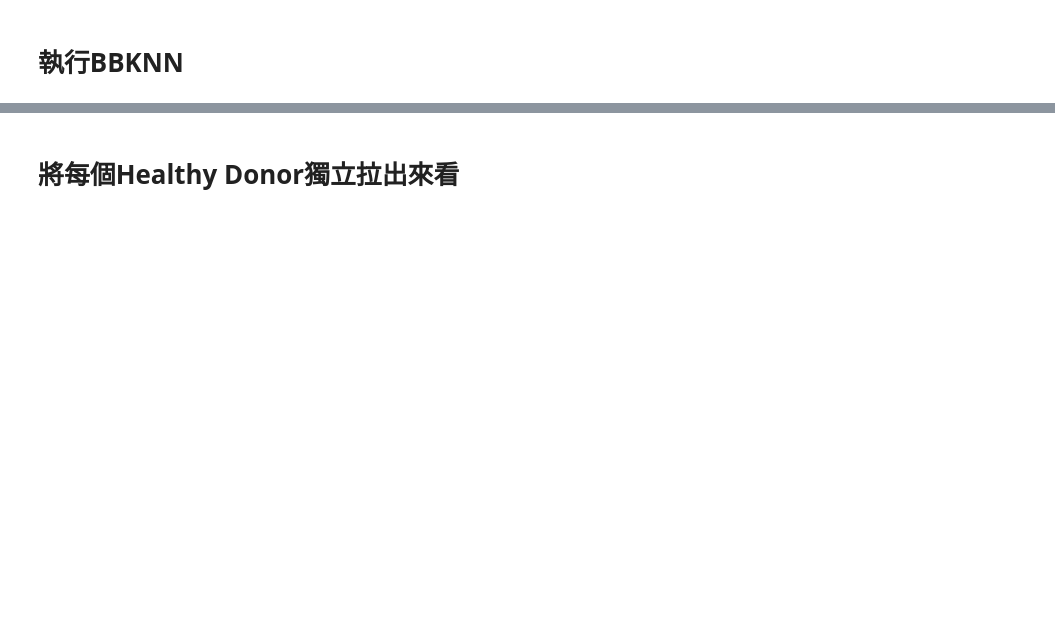
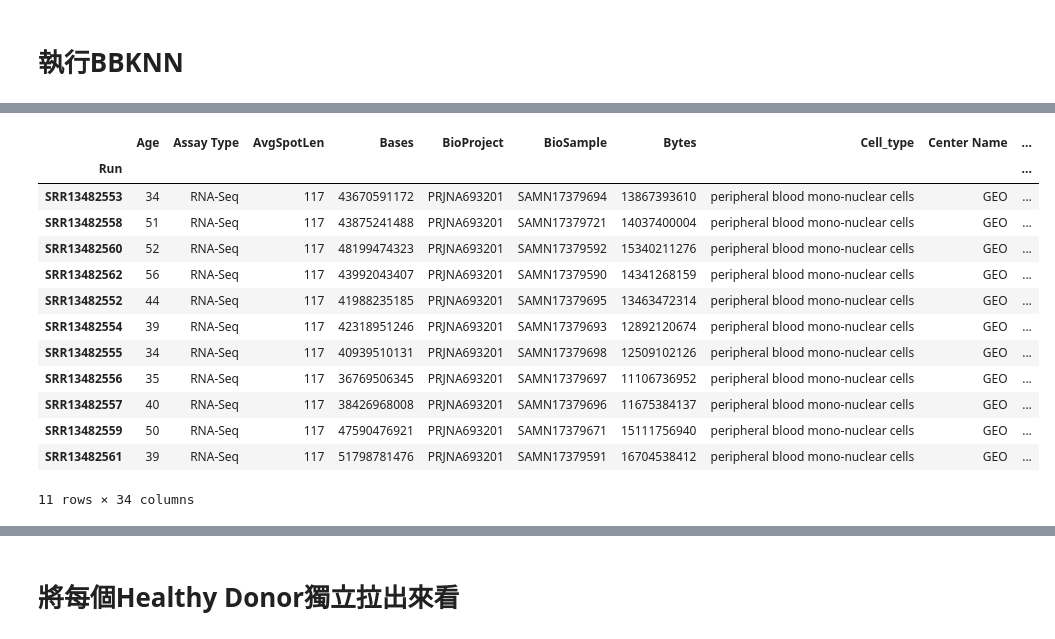
Before and after one commit to benson8902/Research, a Jupyter notebook: Code/Step3 Remove Batch Effect(After annotation).ipynb, the cells around one changed output, grey strips where cells are left out. Drawn from its saved outputs; the diff is of its cells as text; code cells hidden in the pictures; blank space fills up the shorter version.

```diff
--- a/Code/Step3 Remove Batch Effect(After annotation).ipynb
+++ b/Code/Step3 Remove Batch Effect(After annotation).ipynb
@@ -70 +57,18 @@ import bbknn
+# %%
+sra_GSE165080
+# %% [output]
+|  | Age | Assay Type | AvgSpotLen | Bases | BioProject | BioSample | Bytes | Cell_type | Center Name | ... |
+| Run |  |  |  |  |  |  |  |  |  | ... |
+| SRR13482553 | 34 | RNA-Seq | 117 | 43670591172 | PRJNA693201 | SAMN17379694 | 13867393610 | peripheral blood mono-nuclear cells | GEO | ... |
+| SRR13482558 | 51 | RNA-Seq | 117 | 43875241488 | PRJNA693201 | SAMN17379721 | 14037400004 | peripheral blood mono-nuclear cells | GEO | ... |
+| SRR13482560 | 52 | RNA-Seq | 117 | 48199474323 | PRJNA693201 | SAMN17379592 | 15340211276 | peripheral blood mono-nuclear cells | GEO | ... |
+| SRR13482562 | 56 | RNA-Seq | 117 | 43992043407 | PRJNA693201 | SAMN17379590 | 14341268159 | peripheral blood mono-nuclear cells | GEO | ... |
+| SRR13482552 | 44 | RNA-Seq | 117 | 41988235185 | PRJNA693201 | SAMN17379695 | 13463472314 | peripheral blood mono-nuclear cells | GEO | ... |
+| SRR13482554 | 39 | RNA-Seq | 117 | 42318951246 | PRJNA693201 | SAMN17379693 | 12892120674 | peripheral blood mono-nuclear cells | GEO | ... |
+| SRR13482555 | 34 | RNA-Seq | 117 | 40939510131 | PRJNA693201 | SAMN17379698 | 12509102126 | peripheral blood mono-nuclear cells | GEO | ... |
+| SRR13482556 | 35 | RNA-Seq | 117 | 36769506345 | PRJNA693201 | SAMN17379697 | 11106736952 | peripheral blood mono-nuclear cells | GEO | ... |
+| SRR13482557 | 40 | RNA-Seq | 117 | 38426968008 | PRJNA693201 | SAMN17379696 | 11675384137 | peripheral blood mono-nuclear cells | GEO | ... |
+| SRR13482559 | 50 | RNA-Seq | 117 | 47590476921 | PRJNA693201 | SAMN17379671 | 15111756940 | peripheral blood mono-nuclear cells | GEO | ... |
+| SRR13482561 | 39 | RNA-Seq | 117 | 51798781476 | PRJNA693201 | SAMN17379591 | 16704538412 | peripheral blood mono-nuclear cells | GEO | ... |
+11 rows × 34 columns
 # %%
```
Also changed, not shown: parts of 35 cells of this notebook, 14 other files.
